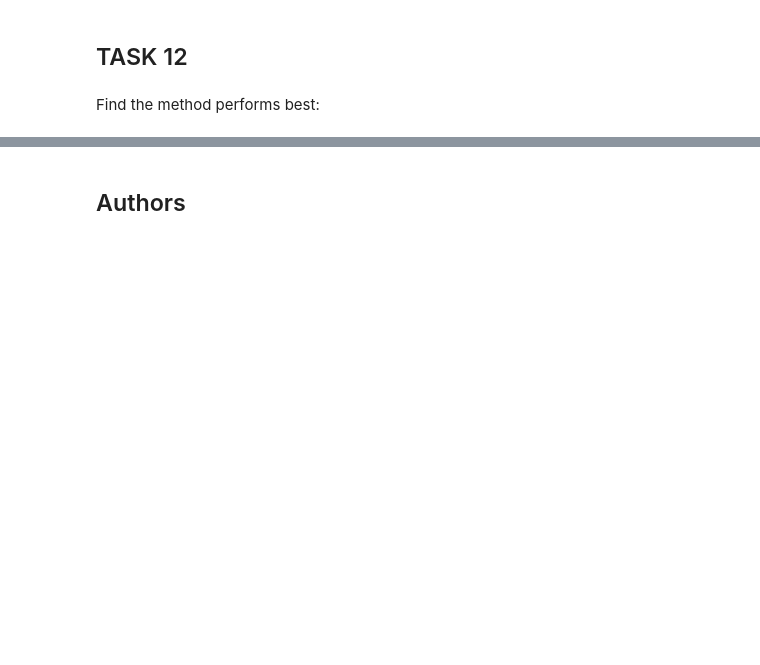
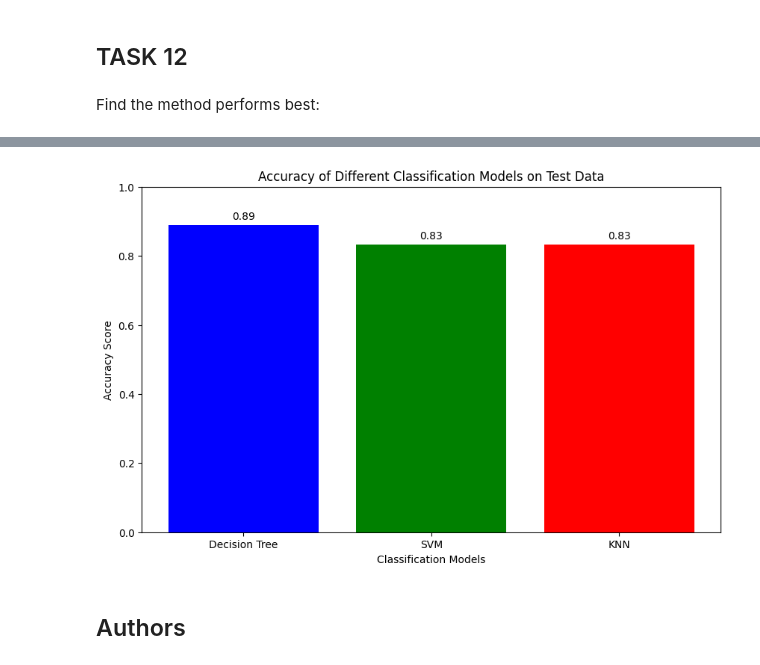
Before and after one commit to eveliinahampus/ibm-datascience, a Jupyter notebook: SpaceX_Machine_Learning_Prediction_Part_5_jupyterlite.ipynb, the cells around one changed output, grey strips where cells are left out. Saved outputs shown, nothing was run; the diff lists cells and outputs as text; code cells hidden in the pictures; blank space fills up the shorter version.

```diff
--- a/SpaceX_Machine_Learning_Prediction_Part_5_jupyterlite.ipynb
+++ b/SpaceX_Machine_Learning_Prediction_Part_5_jupyterlite.ipynb
@@ -468,3 +483,23 @@ SVM performs the best.
+# %%
+# Visualize the model accuracy for all built classification models
+# Create a list of model names and their corresponding accuracy scores
+models = ['Decision Tree', 'SVM', 'KNN']
+accuracies = [accuracy_tree, accuracy_svm, accuracy_knn]
+
+# Bar chart
+plt.figure(figsize=(10, 6))
+plt.bar(models, accuracies, color=['blue', 'green', 'red'])
+plt.xlabel('Classification Models')
+plt.ylabel('Accuracy Score')
+plt.title('Accuracy of Different Classification Models on Test Data')
+plt.ylim(0, 1)
+for i, v in enumerate(accuracies):
+    plt.text(i, v + 0.01, f"{v:.2f}", ha='center', va='bottom')
+
+# Show the bar chart
+plt.show()
+# %% [output]
+[figure, added]
 # %% [markdown]
 ## Authors
 # %% [markdown]
```
Also changed, not shown: parts of 16 cells of this notebook.
